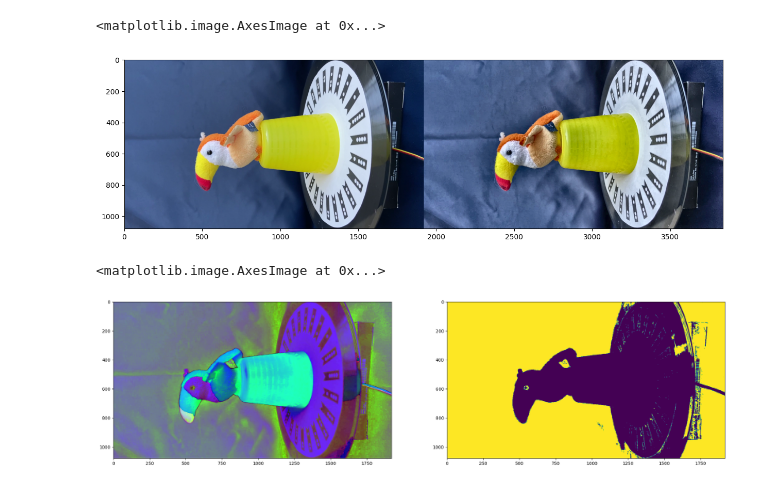
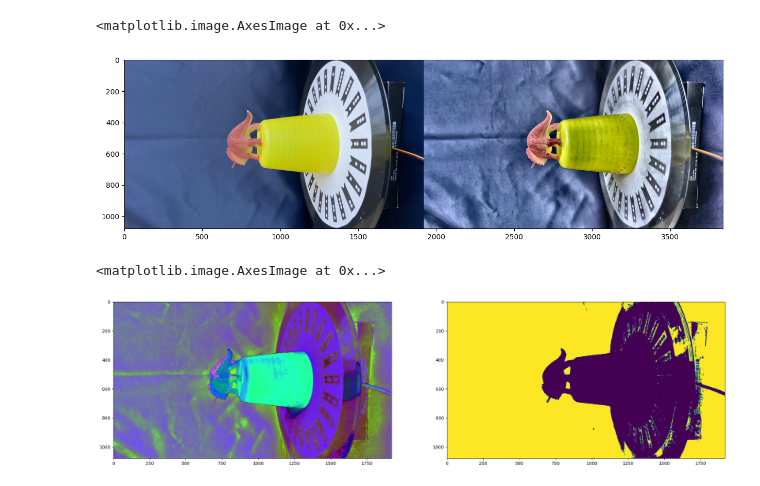
Before and after one commit to zuliani99/Geometric_3D_Computer_Vision_Project, a Jupyter notebook: Assignment1/assignment1 copy.ipynb, the cells around one changed output. Cells and saved outputs as stored; diff of their text form; code cells hidden in the pictures.

```diff
--- a/Assignment1/assignment1 copy.ipynb
+++ b/Assignment1/assignment1 copy.ipynb
@@ -6,12 +7,9 @@ import math
 # %%
-image = cv.imread("./assignment1_test_dataset/obj01/000002.png").astype(np.uint8)
+image = cv.imread("./assignment1_test_dataset/obj02/000002.png").astype(np.uint8)
 
 rgb_img = cv.cvtColor(image, cv.COLOR_BGR2RGB)
-gray_img = cv.cvtColor(image, cv.COLOR_BGR2GRAY)
-hsv_img = cv.cvtColor(image, cv.COLOR_BGR2HSV)
-yuv_img = cv.cvtColor(image, cv.COLOR_BGR2YUV)
 
 plt.figure(figsize=(15,7))
-plt.imshow(hsv_img)
+plt.imshow(rgb_img)
 # %% [output]
 <matplotlib.image.AxesImage at 0x...>
@@ -27,7 +20,7 @@ l_channel, a, b = cv.split(lab)
 
 # Applying CLAHE to L-channel
 #3.0, (5,5)
-l_clahe = cv.createCLAHE(clipLimit=3.0, tileGridSize=(15,15))
+l_clahe = cv.createCLAHE(clipLimit=8, tileGridSize=(13,13))
 l_channel = l_clahe.apply(l_channel)
 
 # merge the CLAHE enhanced L-channel with the a and b channel
@@ -43,30 +36,20 @@ plt.figure(figsize=(15,7))
 plt.imshow(result)
 # %% [output]
 <matplotlib.image.AxesImage at 0x...>
-[figure, old version]
+[figure, new version]
 # %%
 new_hvs = cv.cvtColor(enhanced_img, cv.COLOR_RGB2HSV)
 
 #100,70,40   130,255,255
 # lower blu - upper blu
-#blu_mask = cv.inRange(new_hvs, np.array([110,90,10]), np.array([160,255,255]))
+color_mask = cv.inRange(new_hvs, np.array([105,70,0]), np.array([165,255,255]))
 
-blu_mask = cv.inRange(new_hvs, np.array([100,80,10]), np.array([160,255,255]))
-
-
-# lower black - upper black
-#green_mask = cv.inRange(new_hvs, (136, 100, 90), (70, 255,255))
-
-
-#thresh = cv.bitwise_or(blu_mask, green_mask)
-
-thresh = blu_mask
 
 plt.figure(figsize=(25,17))
 plt.subplot(2,2,1)
 plt.imshow(new_hvs)
 plt.subplot(2,2,2)
-plt.imshow(blu_mask)#cv.bitwise_and(new_hvs, new_hvs, mask=blu_mask)
+plt.imshow(color_mask)
 # %% [output]
 <matplotlib.image.AxesImage at 0x...>
-[figure, old version]
+[figure, new version]
```
Also changed, not shown: parts of 8 cells of this notebook.
